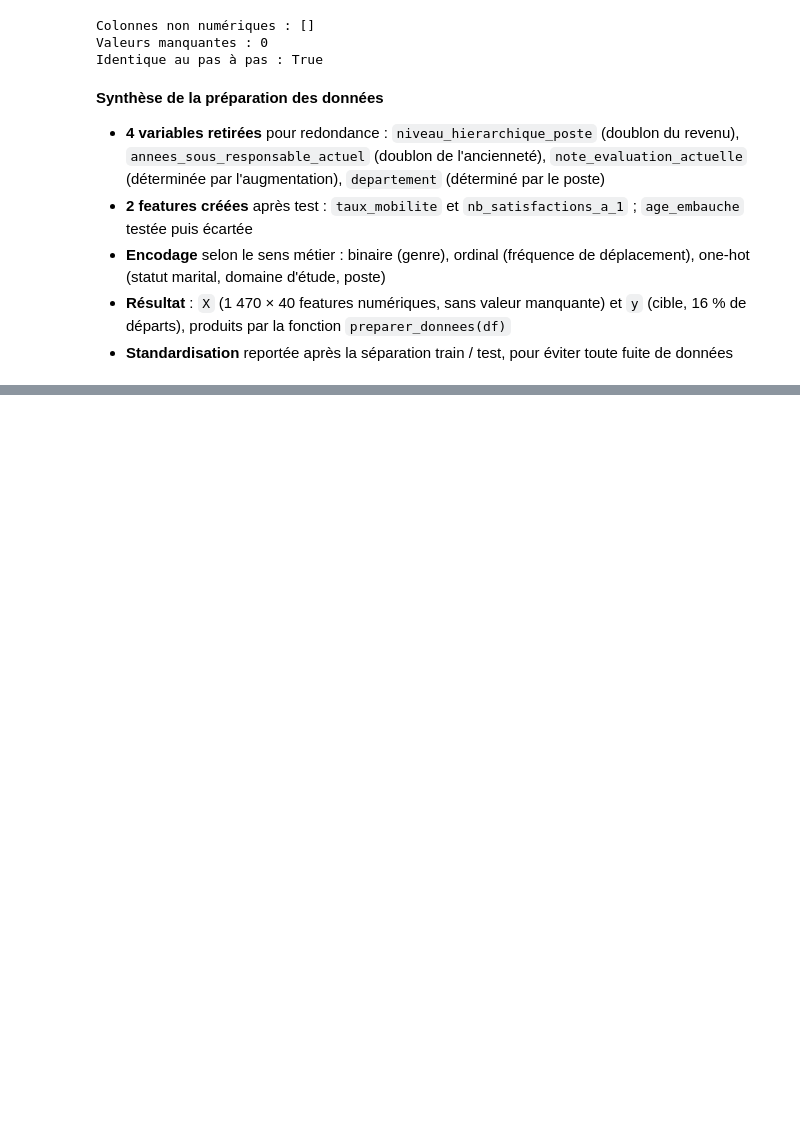
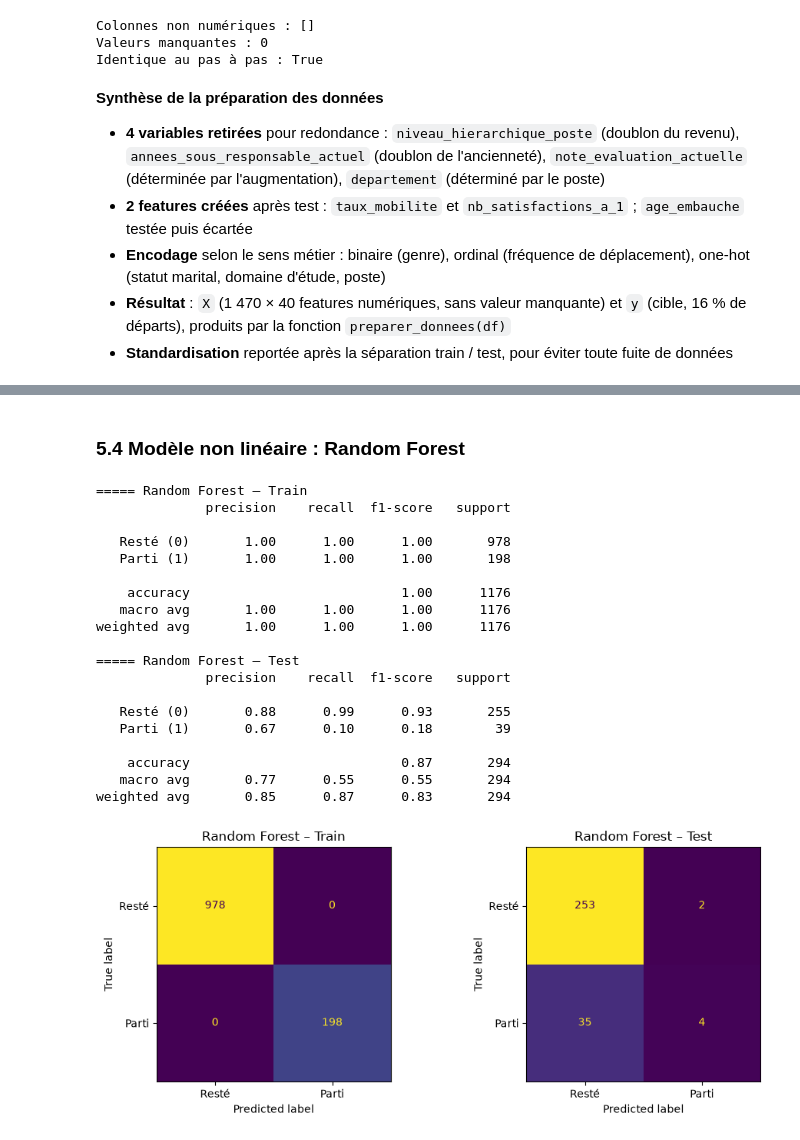
Before and after one commit to youdontknowmu/Projet4, a Jupyter notebook: 01_exploration.ipynb, the cells around one changed output, grey strips where cells are left out. Saved outputs shown, nothing was run; the diff lists cells and outputs as text; code cells hidden in the pictures; blank space fills up the shorter version.

```diff
--- a/01_exploration.ipynb
+++ b/01_exploration.ipynb
@@ -1321,0 +1480,36 @@ Identique au pas à pas : True
+# %% [markdown]
+### 5.4 Modèle non linéaire : Random Forest
+# %%
+# ------------------------------------------------------------
+# Random Forest : ensemble d'arbres de décision qui votent
+# ------------------------------------------------------------
+from sklearn.ensemble import RandomForestClassifier
+
+# Pas de StandardScaler ici : un arbre compare des valeurs à des seuils
+# ("revenu < 2 500 ?"), l'unité des variables n'a donc aucune influence
+# random_state=42 : chaque arbre est construit avec une part de hasard ; on le fixe pour la reproductibilité
+modele_rf = RandomForestClassifier(random_state=42)
+modele_rf.fit(X_train, y_train)
+
+evaluer_modele(modele_rf, "Random Forest")
+# %% [output]
+===== Random Forest – Train
+              precision    recall  f1-score   support
+
+   Resté (0)       1.00      1.00      1.00       978
+   Parti (1)       1.00      1.00      1.00       198
+
+    accuracy                           1.00      1176
+   macro avg       1.00      1.00      1.00      1176
+weighted avg       1.00      1.00      1.00      1176
+
+===== Random Forest – Test
+              precision    recall  f1-score   support
+
+   Resté (0)       0.88      0.99      0.93       255
+   Parti (1)       0.67      0.10      0.18        39
+
+    accuracy                           0.87       294
+   macro avg       0.77      0.55      0.55       294
+weighted avg       0.85      0.87      0.83       294
+[figure, added]
```
Also changed, not shown: parts of 87 cells of this notebook, 2 other files.
